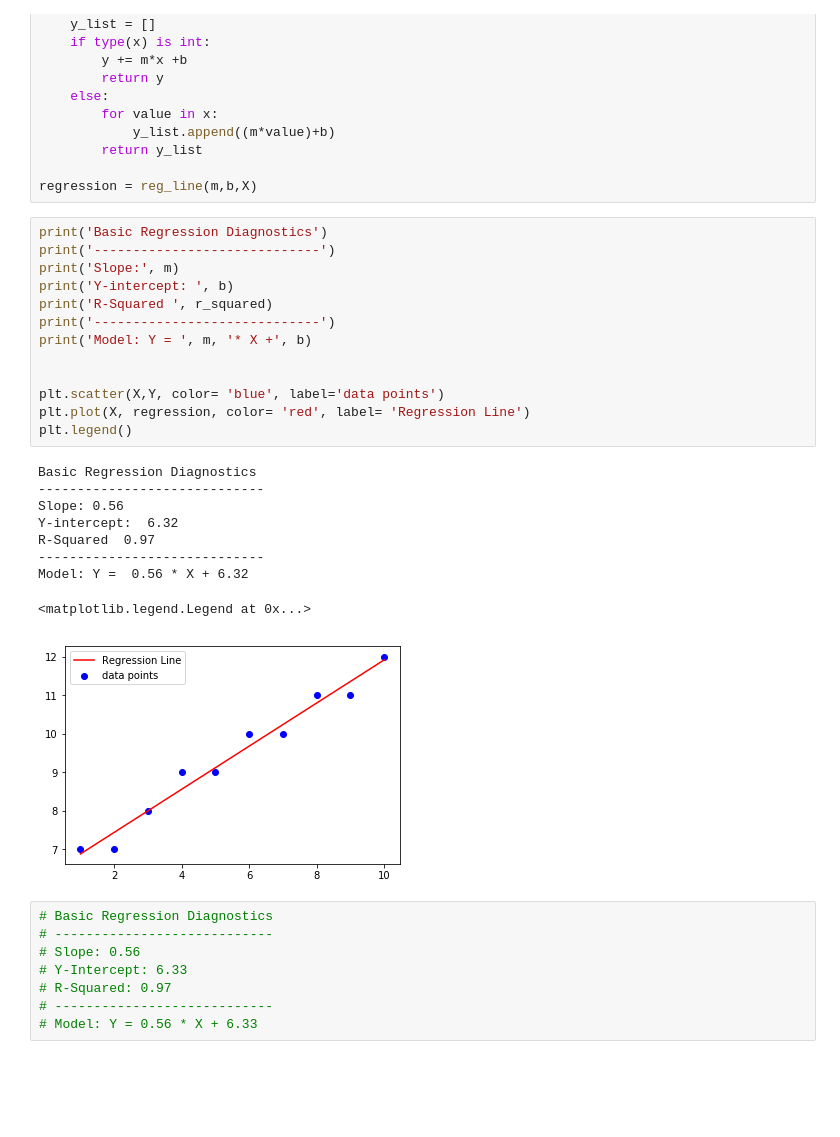
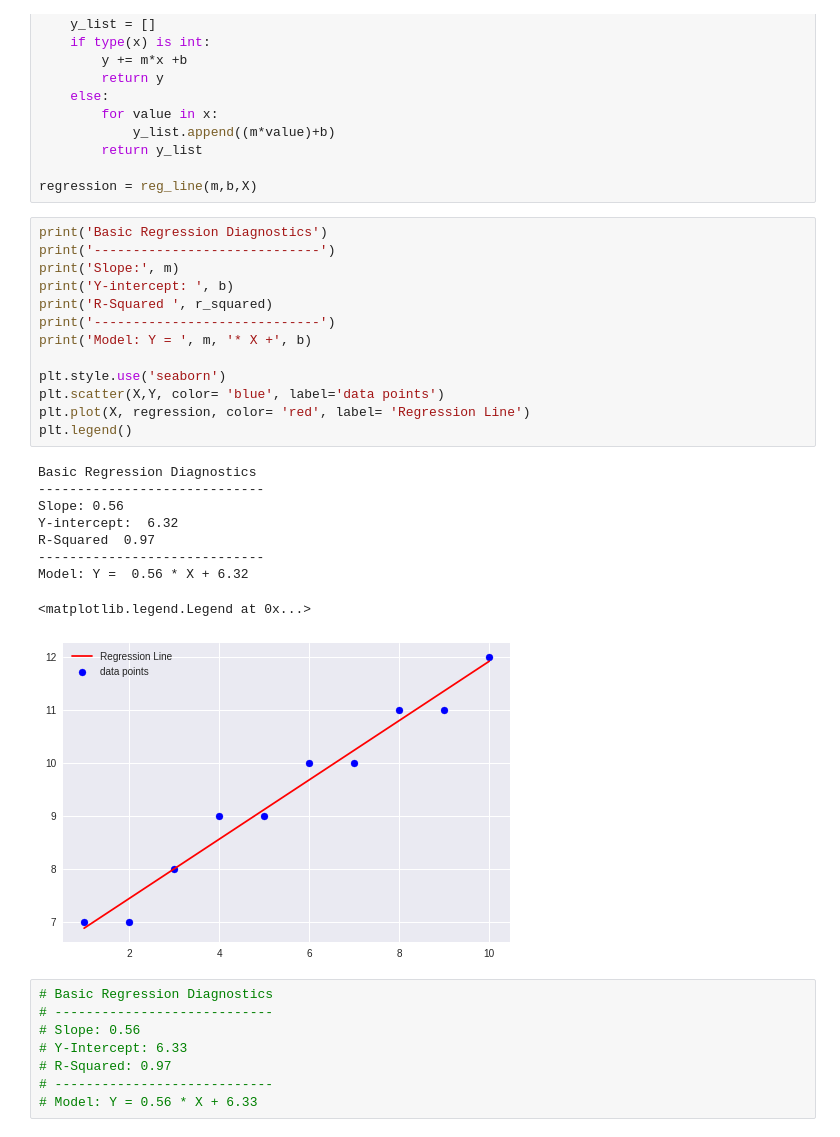
Before and after one commit to tthien92/dsc-0-10-10-complete-regression-online-ds-sp-000, a Jupyter notebook: index.ipynb, the cells around one changed output. Drawn from its saved outputs; the diff is of its cells as text; blank space fills up the shorter version.

```diff
--- a/index.ipynb
+++ b/index.ipynb
@@ -65,26 +65,26 @@ regression = reg_line(m,b,X)
 # %%
 print('Basic Regression Diagnostics')
 print('-----------------------------')
 print('Slope:', m)
 print('Y-intercept: ', b)
 print('R-Squared ', r_squared)
 print('-----------------------------')
 print('Model: Y = ', m, '* X +', b)
 
-
+plt.style.use('seaborn')
 plt.scatter(X,Y, color= 'blue', label='data points')
 plt.plot(X, regression, color= 'red', label= 'Regression Line')
 plt.legend()
 # %% [output]
 Basic Regression Diagnostics
 -----------------------------
 Slope: 0.56
 Y-intercept:  6.32
 R-Squared  0.97
 -----------------------------
 Model: Y =  0.56 * X + 6.32
 <matplotlib.legend.Legend at 0x...>
-[figure, old version]
+[figure, new version]
 # %%
 # Basic Regression Diagnostics
 # ----------------------------
```
